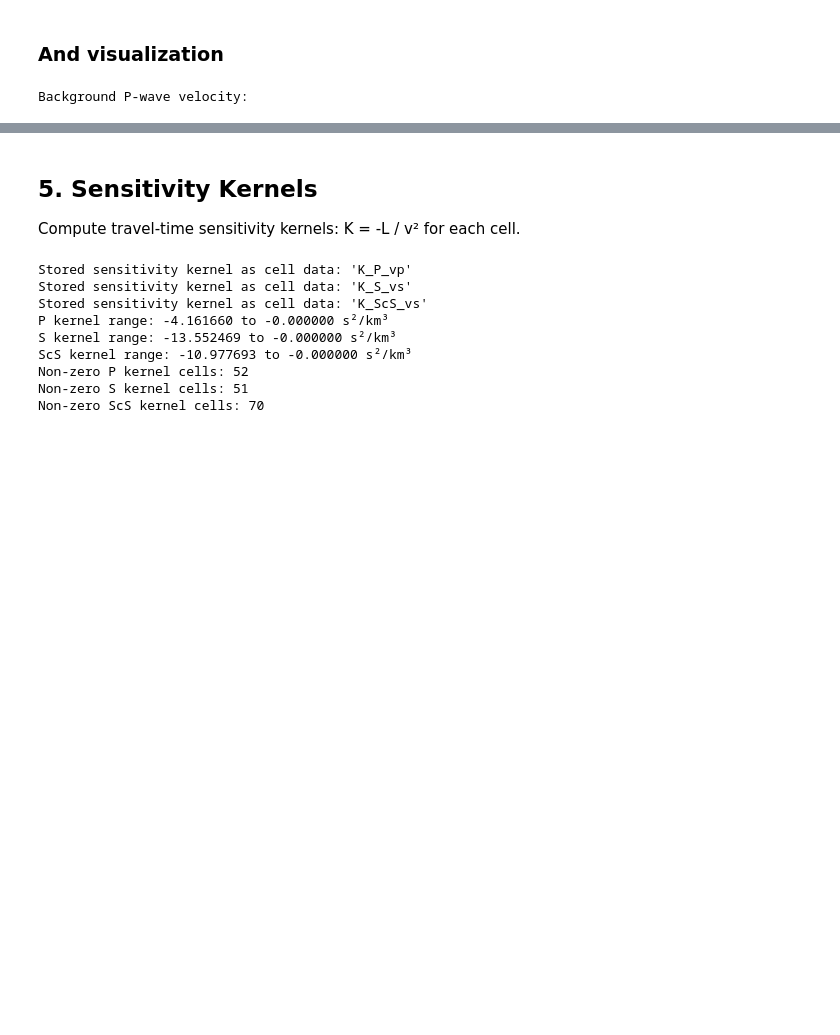
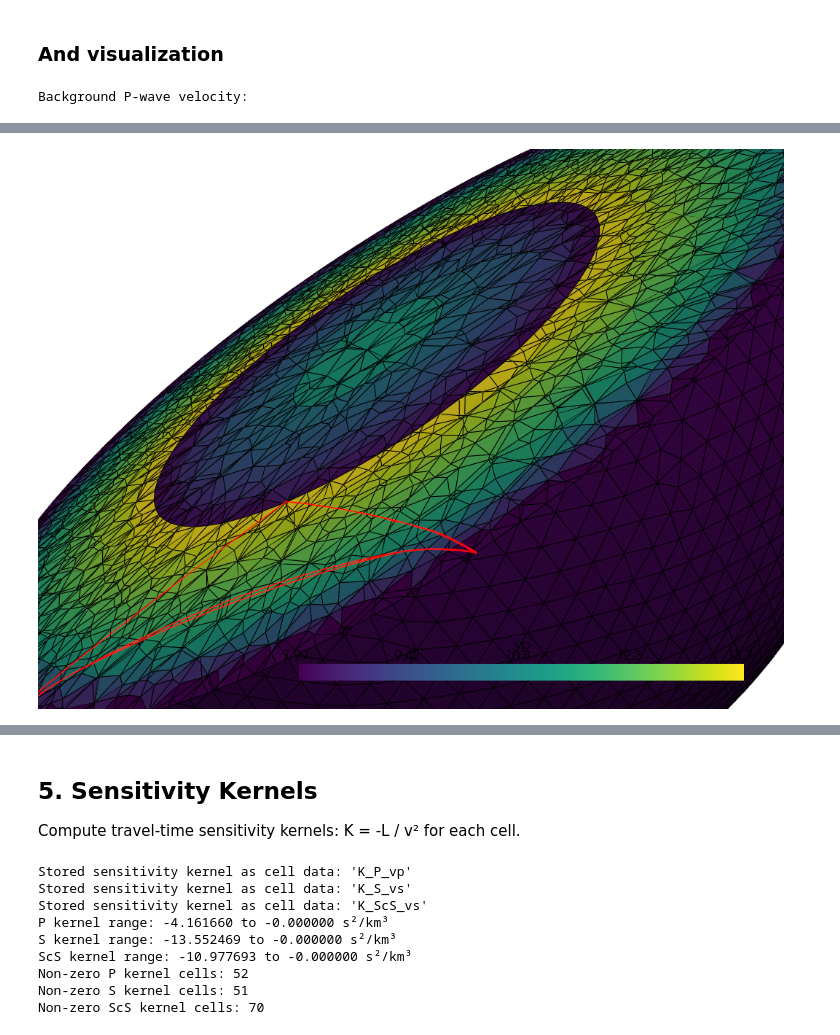
Before and after one commit to Adrian-Mag/SensRay, a Jupyter notebook: demos/02_ray_tracing_kernels.ipynb, the cells around one changed output, grey strips where cells are left out. Saved outputs shown, nothing was run; the diff lists cells and outputs as text; code cells hidden in the pictures; blank space fills up the shorter version.

Commit message:
added static images

```diff
--- a/demos/02_ray_tracing_kernels.ipynb
+++ b/demos/02_ray_tracing_kernels.ipynb
@@ -7,5 +7,38 @@ This notebook demonstrates:
 - Calculating sensitivity kernels
 - Visualizing rays and kernels in cross-sections
 # %%
+import os
+# Top-level INTERACTIVE switch: set to True for interactive Jupyter widgets,
+# or False to force static/off-screen rendering and enable screenshot-based outputs.
+INTERACTIVE = False
+
+# If not interactive, set PyVista to off-screen mode. If interactive, prefer ipyvtklink/panel.
+if not INTERACTIVE:
+    os.environ['PYVISTA_OFF_SCREEN'] = 'true'
+    os.environ['PYVISTA_USE_IPYVTK'] = 'false'
+else:
+    os.environ.pop('PYVISTA_OFF_SCREEN', None)
+    # Prefer ipyvtklink for Jupyter interactive 3D plots (requires ipyvtklink installed)
+    os.environ['PYVISTA_USE_IPYVTK'] = 'true'
+
 import numpy as np
 from sensray import PlanetModel, CoordinateConverter
+
+# Configure PyVista backend according to INTERACTIVE flag
+try:
+    import pyvista as pv
+    if INTERACTIVE:
+        try:
+            pv.set_jupyter_backend('ipyvtklink')
+            print("Configured PyVista for interactive plotting using ipyvtklink")
+        except Exception:
+            try:
+                pv.set_jupyter_backend('panel')
+                print("Configured PyVista for interactive plotting using panel")
+            except Exception as e:
+                print(f"Warning: Could not set interactive PyVista backend: {e}")
+    else:
+        pv.set_jupyter_backend('static')
+        print("Configured PyVista for static/off-screen plotting")
+except Exception as e:
+    print(f"Warning: Could not import/configure pyvista: {e}")
@@ -176,9 +198,11 @@ print("Background P-wave velocity:")
 plotter1 = model.mesh.plot_cross_section(
     plane_normal=plane_normal,
     property_name='vp',
-    show_rays=[P_ray]  # Overlay ray path
+    show_rays=rays,  # Overlay ray path
 )
 plotter1.camera.position = (8000, 6000, 10000)
-plotter1.show()
+# Use INTERACTIVE switch to control whether show() presents an interactive widget or a static render.
+# If INTERACTIVE is False and you want an image, call plotter1.screenshot('vp_background.png')
+plotter1.show(interactive=INTERACTIVE)
 # %% [output]
 Background P-wave velocity:
@@ -186,3 +209,4 @@ Widget(value='<iframe src="http://localhost:40791/index.html?ui=P_0x7f8f8c0dac10
+[figure, added]
 # %%
 # Cross-section showing P-wave ray path lengths
 print("P-wave path lengths through cells:")
```
Also changed, not shown: parts of 9 cells of this notebook, 13 other files.
